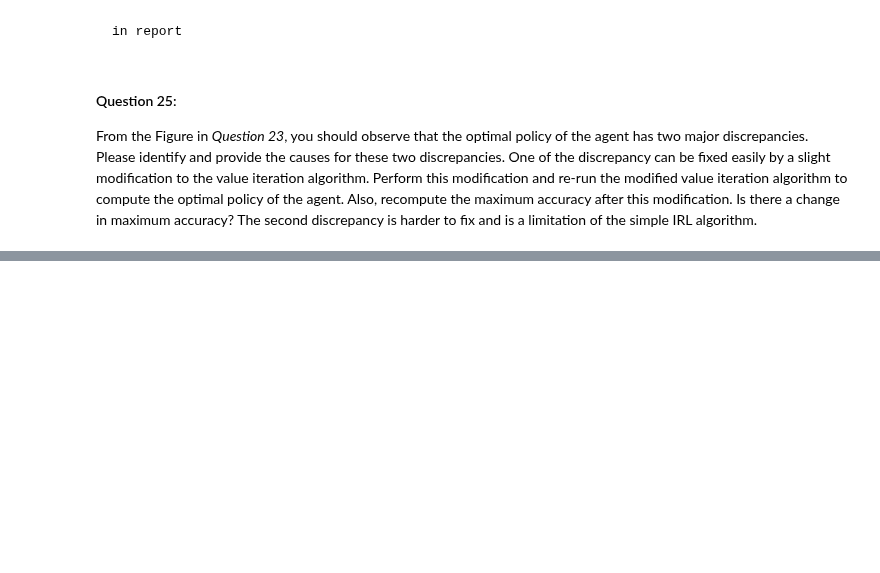
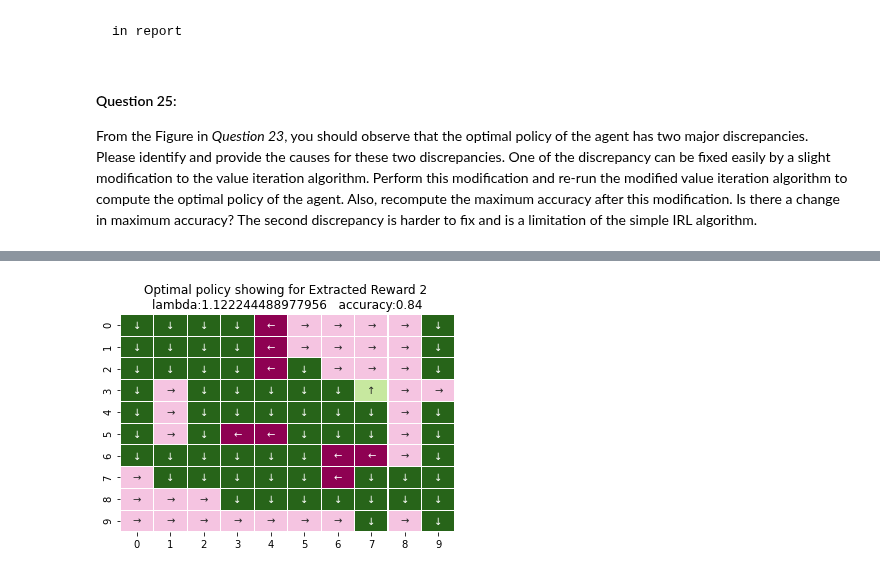
Before and after one commit to MaggieX/Large_Scale_Social_Complex_Network, a Jupyter notebook: Project3/Project3_Q1_Q24.ipynb, the cells around one changed output, grey strips where cells are left out. Cells and saved outputs as stored; diff of their text form; code cells hidden in the pictures; blank space fills up the shorter version.

```diff
--- a/Project3/Project3_Q1_Q24.ipynb
+++ b/Project3/Project3_Q1_Q24.ipynb
@@ -929,0 +948,7 @@ compute the optimal policy of the agent. Also, recompute the maximum accuracy af
+# %%
+# higher lambda, same accuracy, no deadlock, less out of bound guidance
+
+lambda_25 = 1.122244488977956 #0.84 - no deadlock
+extract_env2(lambda_25)
+# %% [output]
+[figure, added]
```
Also changed, not shown: parts of 12 cells of this notebook.
